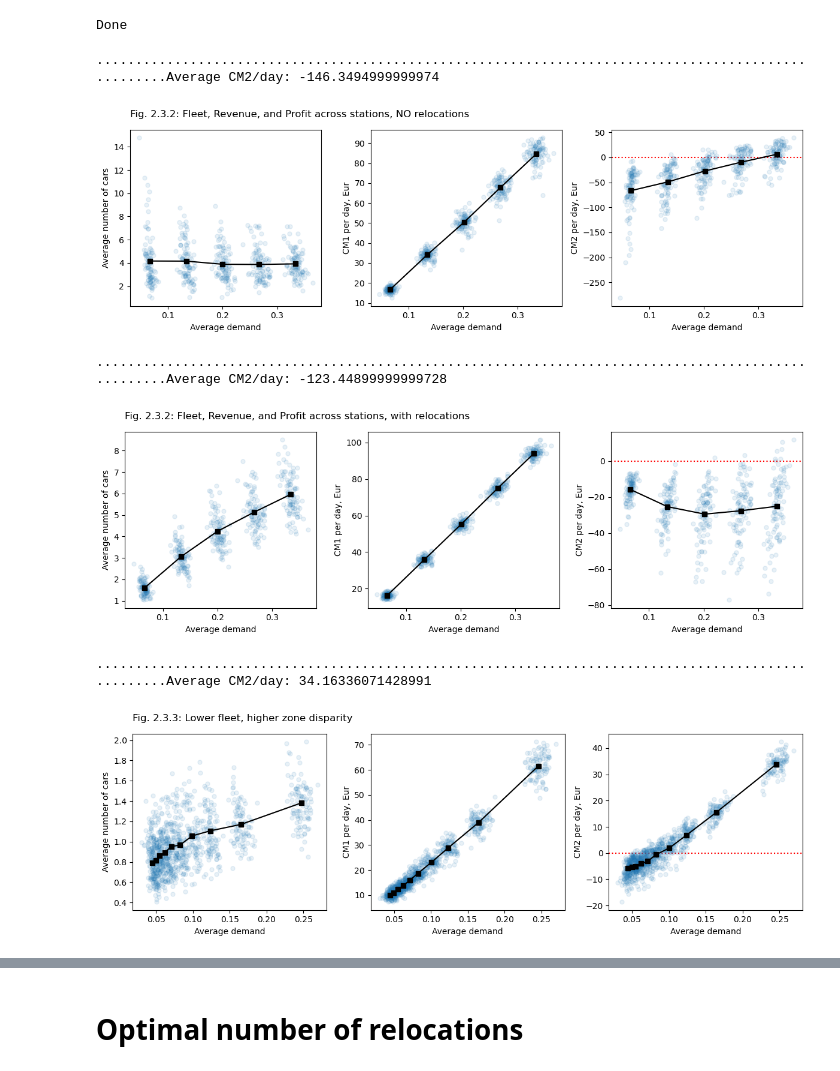
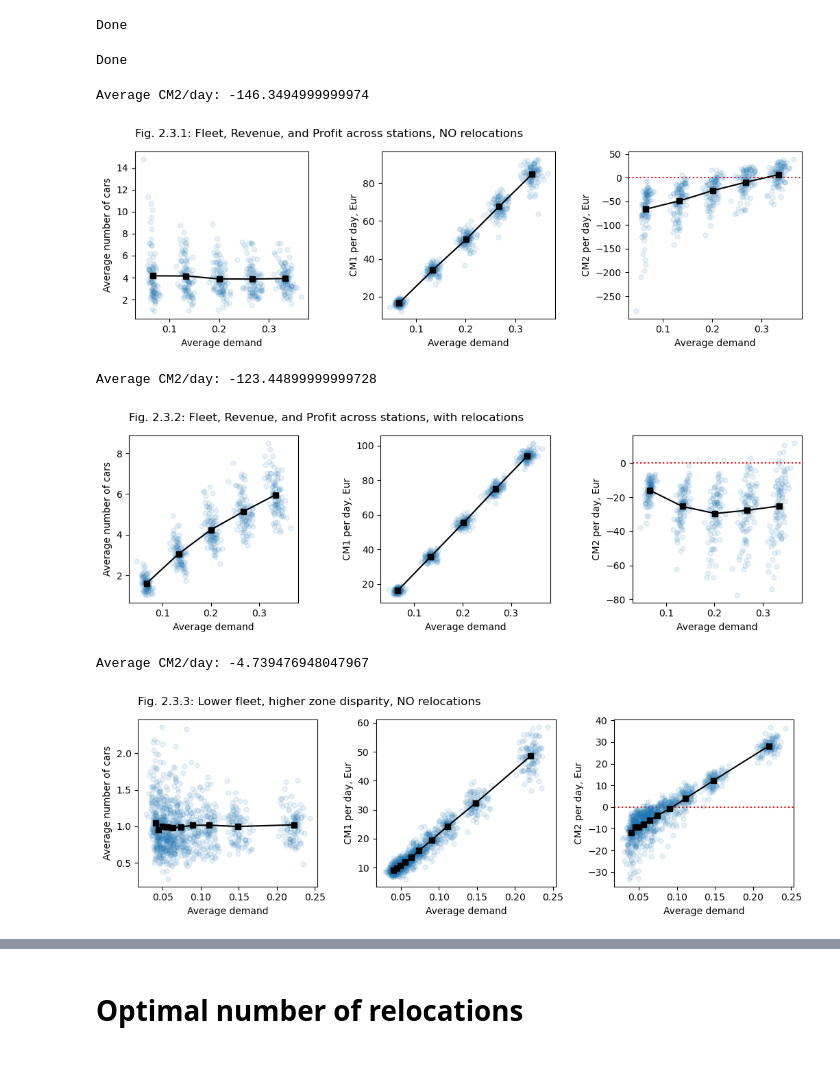
Before and after one commit to khakhalin/carsharing101, a Jupyter notebook: scripts/02relos_02stations.ipynb, the cells around one changed output, grey strips where cells are left out. Drawn from its saved outputs; the diff is of its cells as text; code cells hidden in the pictures.

```diff
--- a/scripts/02relos_02stations.ipynb
+++ b/scripts/02relos_02stations.ipynb
@@ -20,7 +20,7 @@ def get_config(scenario):
         demand = np.array([1/(1+i*0.5) for i in range(d['n_stations'])])
     else:
         raise ValueError("Unknown scenario!")
-    d['relo_period'] = 50
+    d['relo_period'] = 20
     demand = demand / demand.sum()
     d['demand'] = demand
 
@@ -130,7 +133,7 @@ def flatten_outputs(out, cfg):
     return None
 
 def relo_effect_pic(out, cfg, title):
-    plt.figure(figsize=(12,4));
+    plt.figure(figsize=(10.5, 3.5));
 
     plt.subplot(131)
     plt.title(title, loc='left', pad=15)
@@ -159,17 +162,19 @@ def relo_effect_pic(out, cfg, title):
     print("Average CM2/day:", out.flat_cm2.sum()/cfg.n_experiments)
 
 print("Done")
+# %% [output]
+Done
 # %%
 # Sxperiment 1 : Stations, no relos
 cfg = get_config('stations')
 cfg.relo_period = 1e9  # Never relocate, basically
 out = run_model(cfg)
 flatten_outputs(out, cfg)
-relo_effect_pic(out, cfg, title="Fig. 2.3.2: Fleet, Revenue, and Profit across stations, NO relocations")
+relo_effect_pic(out, cfg, title="Fig. 2.3.1: Fleet, Revenue, and Profit across stations, NO relocations")
 plt.savefig(f"../figures/02relos_03stations_01norelos.svg", dpi=300)
 # %% [output]
-....................................................................................................Average CM2/day: -146.3494999999974
+Average CM2/day: -146.3494999999974
-[figure, old version]
+[figure, new version]
 # %%
 # now with relocations
 cfg2 = get_config('stations')
@@ -179,16 +184,17 @@ flatten_outputs(out2, cfg2)
 relo_effect_pic(out2, cfg2, title="Fig. 2.3.2: Fleet, Revenue, and Profit across stations, with relocations")
 plt.savefig(f"../figures/02relos_03stations_02relos.svg", dpi=300)
 # %% [output]
-....................................................................................................Average CM2/day: -123.44899999999728
+Average CM2/day: -123.44899999999728
-[figure, old version]
+[figure, new version]
 # %%
-# More realistic configuration
+# More realistic configuration, no relocations
 cfg3 = get_config('suburbs')
+cfg3.relo_period = 1e10
+cfg3.demand = cfg3.demand/len(cfg3.demand)*9  # Adjust manually to make the city very slightly unprofitable
 out3 = run_model(cfg3)
-cfg3.relo_period = 20
 flatten_outputs(out3, cfg3)
-relo_effect_pic(out3, cfg3, title="Fig. 2.3.3: Lower fleet, higher zone disparity")
-plt.savefig(f"../figures/02relos_03stations_03better_model.svg", dpi=300)
+relo_effect_pic(out3, cfg3, title="Fig. 2.3.3: Lower fleet, higher zone disparity, NO relocations")
+plt.savefig(f"../figures/02relos_03stations_03better_model_no_relos.svg", dpi=300)
 # %% [output]
-....................................................................................................Average CM2/day: 34.16336071428991
+Average CM2/day: -4.739476948047967
-[figure, old version]
+[figure, new version]
```
Also changed, not shown: parts of 3 cells of this notebook, 7 other files.
